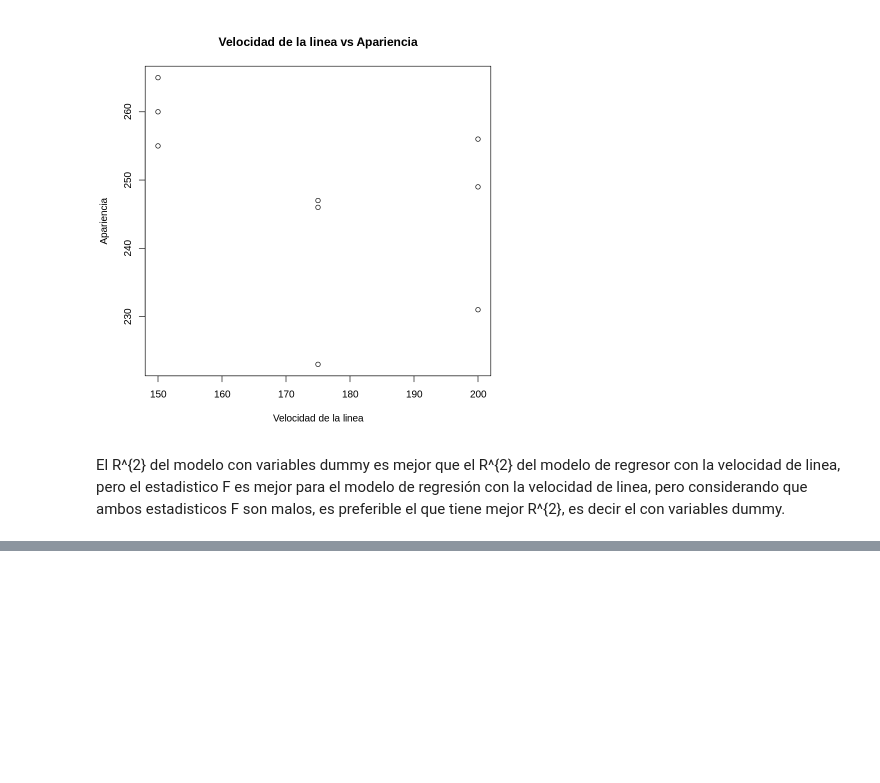
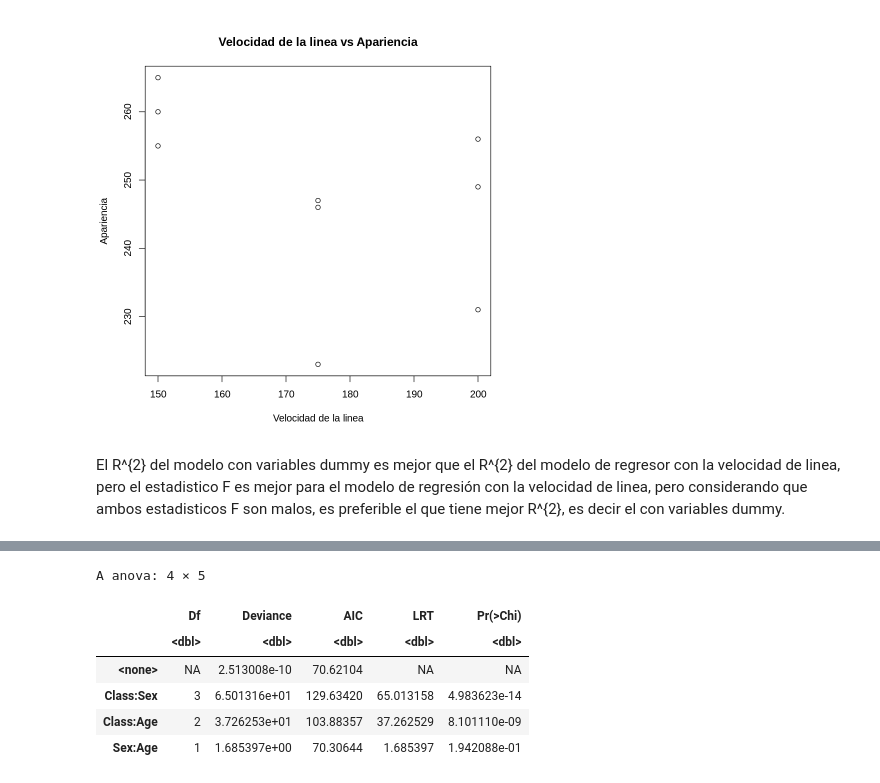
Before and after one commit to Taz-Ricardo/Mat-266, a Jupyter notebook: Tarea_3_regresion.ipynb, the cells around one changed output, grey strips where cells are left out. Drawn from its saved outputs; the diff is of its cells as text; code cells hidden in the pictures; blank space fills up the shorter version.

```diff
--- a/Tarea_3_regresion.ipynb
+++ b/Tarea_3_regresion.ipynb
@@ -156,0 +276,3 @@ El R^{2} del modelo con variables dummy es mejor que el R^{2} del modelo de regr
+# %%
+regresion_12.7.1 <- glm(cbind(Surv,N-Surv)~Class+Age+Sex,family=binomial())
+summary(regresion_12.7.1)
@@ -156,0 +299,3 @@ El R^{2} del modelo con variables dummy es mejor que el R^{2} del modelo de regr
+# %%
+regresion_12.7.2 <- update(regresion_12.7.1,~(Class+Sex+Age)^2)
+summary(regresion_12.7.2)
@@ -156,0 +320,10 @@ El R^{2} del modelo con variables dummy es mejor que el R^{2} del modelo de regr
+# %%
+drop1(regresion_12.7.2,test="Chisq")
+# %% [output]
+A anova: 4 × 5
+|  | Df | Deviance | AIC | LRT | Pr(>Chi) |
+|  | <dbl> | <dbl> | <dbl> | <dbl> | <dbl> |
+| <none> | NA | 2.513008e-10 | 70.62104 | NA | NA |
+| Class:Sex | 3 | 6.501316e+01 | 129.63420 | 65.013158 | 4.983623e-14 |
+| Class:Age | 2 | 3.726253e+01 | 103.88357 | 37.262529 | 8.101110e-09 |
+| Sex:Age | 1 | 1.685397e+00 | 70.30644 | 1.685397 | 1.942088e-01 |
```
Also changed, not shown: parts of 19 cells of this notebook.
